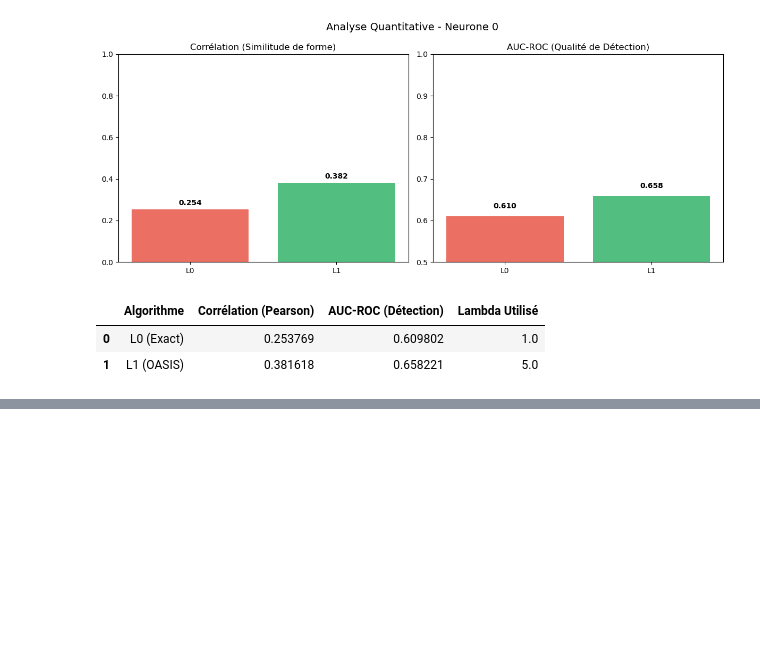
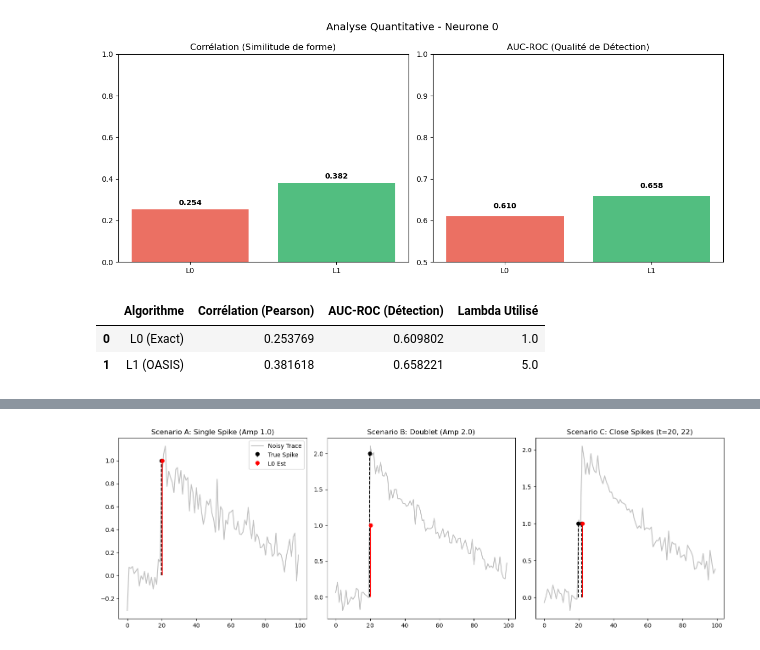
Before and after one commit to smsk-01/MVA-TimesSeries-Project, a Jupyter notebook: FastLZeroSpikeInference/python/FastLZeroSpikeInference/Projet-TS.ipynb, the cells around one changed output, grey strips where cells are left out. Drawn from its saved outputs; the diff is of its cells as text; code cells hidden in the pictures; blank space fills up the shorter version.

```diff
--- a/FastLZeroSpikeInference/python/FastLZeroSpikeInference/Projet-TS.ipynb
+++ b/FastLZeroSpikeInference/python/FastLZeroSpikeInference/Projet-TS.ipynb
@@ -700,0 +1189,95 @@ display(stats)
+# %%
+import numpy as np
+import matplotlib.pyplot as plt
+from FastLZeroSpikeInference import fast
+
+def generate_synthetic_burst(n_frames=100, spikes=[], gamma=0.98):
+    c = np.zeros(n_frames)
+    current_c = 0
+    for t in range(n_frames):
+        amp = sum([s[1] for s in spikes if s[0] == t])
+        current_c = gamma * current_c + amp
+        c[t] = current_c
+    y = c + np.random.normal(0, 0.1, n_frames)
+    return y, c
+
+def safe_get_amplitudes(fit_dict, gamma):
+    spikes = fit_dict.get('spikes', [])
+    calcium = fit_dict.get('estimated_calcium')
+
+    if len(spikes) == 0:
+        return np.array([]), np.array([])
+
+    spikes = np.array(spikes).astype(int)
+
+    # Fallback if calcium trace is missing
+    if calcium is None:
+        return spikes, np.ones(len(spikes))
+
+    c_vals = np.array(calcium)
+    amps = []
+    for t in spikes:
+        if t > 0:
+            jump = c_vals[t] - gamma * c_vals[t-1]
+            amps.append(jump)
+        else:
+            amps.append(c_vals[t])
+
+    return spikes, np.array(amps)
+
+def run_linearity_test():
+    gamma = 0.98
+    lambda_param = 1.0
+
+    # --- Data Generation ---
+    y1, c1 = generate_synthetic_burst(spikes=[(20, 1.0)])
+    y2, c2 = generate_synthetic_burst(spikes=[(20, 2.0)])
+    y3, c3 = generate_synthetic_burst(spikes=[(20, 1.0), (22, 1.0)])
+
+    # --- Run L0 Algorithm ---
+    fit1 = fast.estimate_spikes(y1, gamma, lambda_param, True)
+    fit2 = fast.estimate_spikes(y2, gamma, lambda_param, True)
+    fit3 = fast.estimate_spikes(y3, gamma, lambda_param, True)
+
+    # --- Plotting ---
+    fig, axes = plt.subplots(1, 3, figsize=(15, 5))
+
+    # OFFSET PARAMETER: Shifts stems left/right to avoid overlap
+    jitter = 0.5
+
+    # Plot 1: Single Spike
+    axes[0].plot(y1, color='gray', alpha=0.5, label='Noisy Trace')
+    # Shift True Spike Left
+    axes[0].stem(np.array([20]) - jitter/2, [1.0], linefmt='k--', markerfmt='ko', basefmt=" ", label='True Spike')
+
+    est_t, est_a = safe_get_amplitudes(fit1, gamma)
+    if len(est_t) > 0:
+        # Shift Est Spike Right
+        axes[0].stem(est_t + jitter/2, est_a, linefmt='r-', markerfmt='ro', basefmt=" ", label='L0 Est')
+    axes[0].set_title("Scenario A: Single Spike (Amp 1.0)")
+    axes[0].legend()
+
+    # Plot 2: Doublet
+    axes[1].plot(y2, color='gray', alpha=0.5)
+    axes[1].stem(np.array([20]) - jitter/2, [2.0], linefmt='k--', markerfmt='ko', basefmt=" ", label='True Spike')
+
+    est_t, est_a = safe_get_amplitudes(fit2, gamma)
+    if len(est_t) > 0:
+        axes[1].stem(est_t + jitter/2, est_a, linefmt='r-', markerfmt='ro', basefmt=" ")
+    axes[1].set_title("Scenario B: Doublet (Amp 2.0)")
+
+    # Plot 3: Close Succession
+    axes[2].plot(y3, color='gray', alpha=0.5)
+    axes[2].stem(np.array([20, 22]) - jitter/2, [1.0, 1.0], linefmt='k--', markerfmt='ko', basefmt=" ", label='True Spike')
+
+    est_t, est_a = safe_get_amplitudes(fit3, gamma)
+    if len(est_t) > 0:
+        axes[2].stem(est_t + jitter/2, est_a, linefmt='r-', markerfmt='ro', basefmt=" ")
+    axes[2].set_title("Scenario C: Close Spikes (t=20, 22)")
+
+    plt.tight_layout()
+    plt.show()
+
+run_linearity_test()
+# %% [output]
+[figure, added]
```
Also changed, not shown: parts of 18 cells of this notebook.
